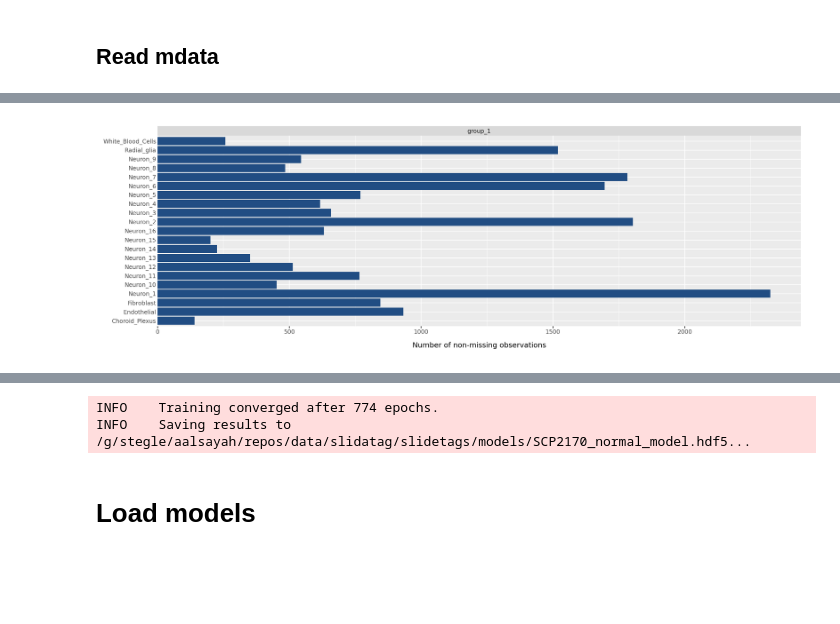
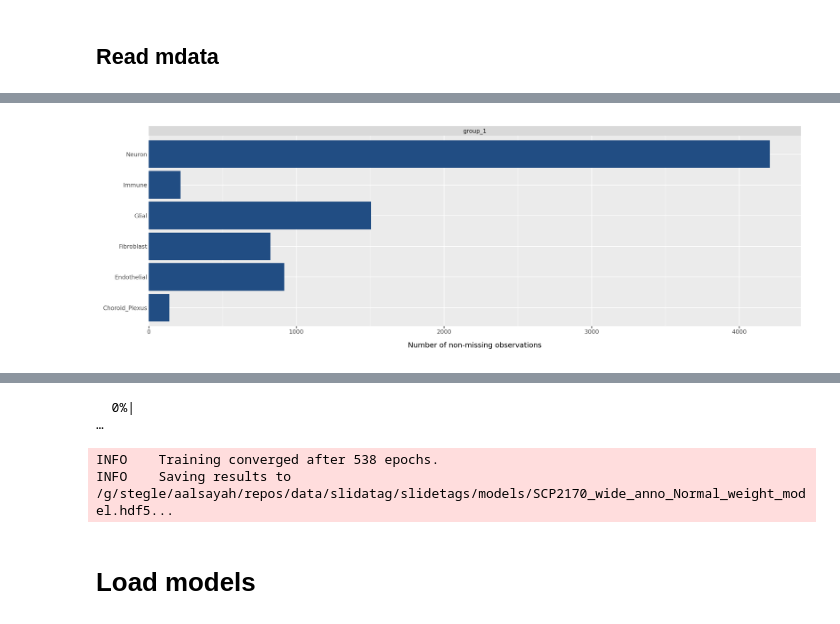
Before and after one commit to AtheerAS/liana-py, a Jupyter notebook: docs/source/unfinished_temp_notebooks/MOFA_Flex/MOFA_Flex_slide_seq.ipynb, the cells around one changed output, grey strips where cells are left out. Cells and saved outputs as stored; diff of their text form; code cells hidden in the pictures; blank space fills up the shorter version.

```diff
--- a/docs/source/unfinished_temp_notebooks/MOFA_Flex/MOFA_Flex_slide_seq.ipynb
+++ b/docs/source/unfinished_temp_notebooks/MOFA_Flex/MOFA_Flex_slide_seq.ipynb
@@ -49,4 +49,4 @@ Importing the dtw module. When using in academic works please cite:
 # %%
 mdata_path = Path("/g/stegle/aalsayah/repos/data/slidatag/slidetags/mudata")
 # %%
-mdata = md.read(mdata_path / "SCP2170.h5mu")
+mdata = md.read(mdata_path / "SCP2170_wide_anno.h5mu")
@@ -53,20 +73,20 @@ mdata = md.read(mdata_path / "SCP2170.h5mu")
 # %%
 model = mfl.MOFAFLEX(
     mdata,
     mfl.ModelOptions(
-        n_factors=15,
+        n_factors=10,
         factor_prior="Normal",
         likelihoods="Normal",
         weight_prior="Normal",
     ),
     mfl.TrainingOptions(
         batch_size=2000,
         n_particles=10,
         lr=0.005,
         max_epochs=1000,
-        save_path=str("/g/stegle/aalsayah/repos/data/slidatag/slidetags/models/SCP2170_normal_model.hdf5"),
+        save_path=str("/g/stegle/aalsayah/repos/data/slidatag/slidetags/models/SCP2170_wide_anno_Normal_weight_model.hdf5"),
         early_stopper_patience=50,
     ),
 )
 # %% [output]
-[figure, old version]
+[figure, new version]
@@ -74,6 +93,7 @@ WARNING Sparse arrays are currently not supported by Dask. Dask will not be used
 INFO    Initializing factors using `random` method...
-INFO    Training converged after 774 epochs.
-INFO    Saving results to /g/stegle/aalsayah/repos/data/slidatag/slidetags/models/SCP2170_normal_model.hdf5...
+  0%|                                                                                                         …
+INFO    Training converged after 538 epochs.
+INFO    Saving results to /g/stegle/aalsayah/repos/data/slidatag/slidetags/models/SCP2170_wide_anno_Normal_weight_model.hdf5...
 # %% [markdown]
 # Load models
 # %% [markdown]
```
Also changed, not shown: parts of 30 cells of this notebook, 4 other files.
